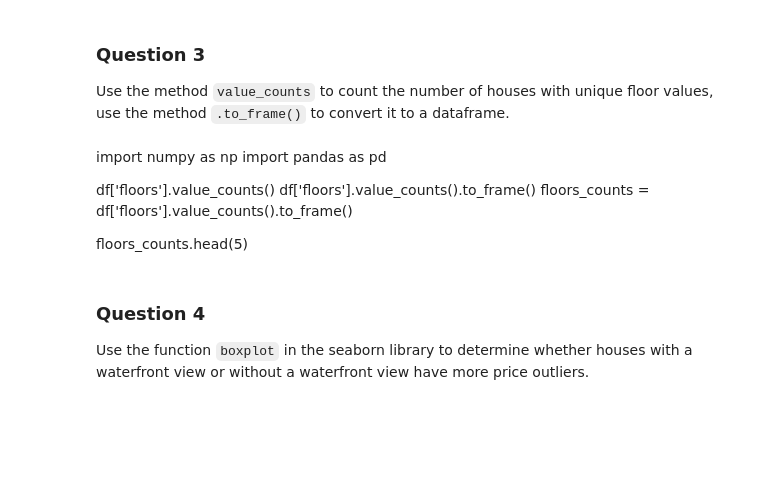
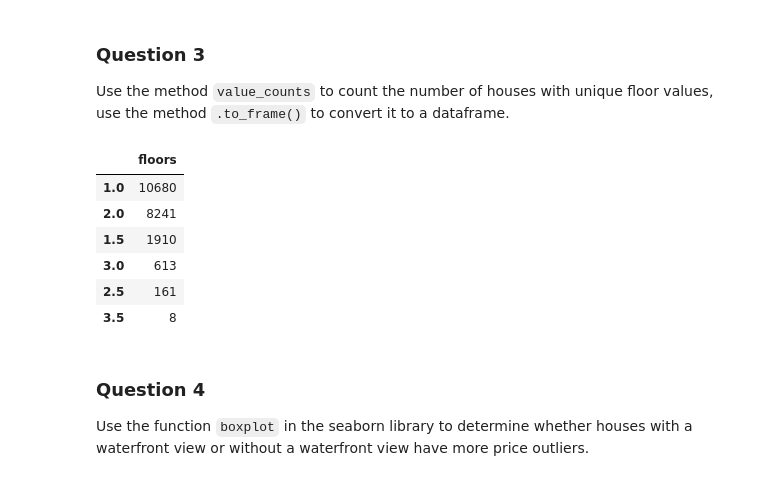
Before and after one commit to Ezinnoch/dataanalysiswithpython, a Jupyter notebook: House_Sales.ipynb, the cells around one changed output. Drawn from its saved outputs; the diff is of its cells as text; code cells hidden in the pictures; blank space fills up the shorter version.

```diff
--- a/House_Sales.ipynb
+++ b/House_Sales.ipynb
@@ -192,16 +186,26 @@ number of NaN values for the column bathrooms : 0
 # %% [markdown]
 ### Question 3
 Use the method <code>value_counts</code> to count the number of houses with unique floor values, use the method <code>.to_frame()</code> to convert it to a dataframe.
-# %% [markdown]
-import numpy as np
-import pandas as pd
-
-
-df['floors'].value_counts()
-df['floors'].value_counts().to_frame()
-floors_counts = df['floors'].value_counts().to_frame()
-
-floors_counts.head(5)
+# %%
+import numpy as np
+import pandas as pd
+
+file_name='https://s3-api.us-geo.objectstorage.softlayer.net/cf-courses-data/CognitiveClass/DA0101EN/coursera/project/kc_house_data_NaN.csv'
+df=pd.read_csv(file_name)
+
+df['floors'].value_counts()
+df['floors'].value_counts().to_frame()
+floors_counts = df['floors'].value_counts().to_frame()
+
+floors_counts.head(6)
+# %% [output]
+|  | floors |
+| 1.0 | 10680 |
+| 2.0 | 8241 |
+| 1.5 | 1910 |
+| 3.0 | 613 |
+| 2.5 | 161 |
+| 3.5 | 8 |
 # %% [markdown]
 ### Question 4
 Use the function <code>boxplot</code> in the seaborn library  to  determine whether houses with a waterfront view or without a waterfront view have more price outliers.
```
Also changed, not shown: parts of 11 cells of this notebook.
